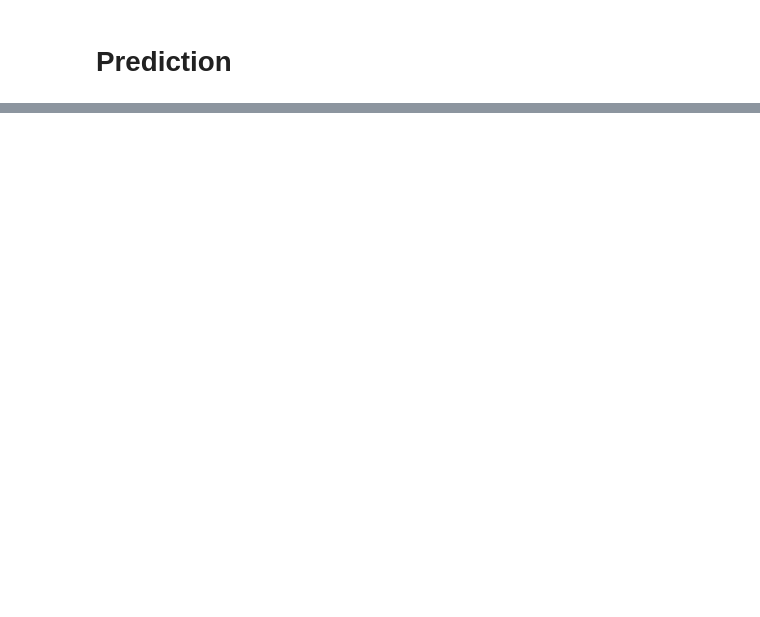
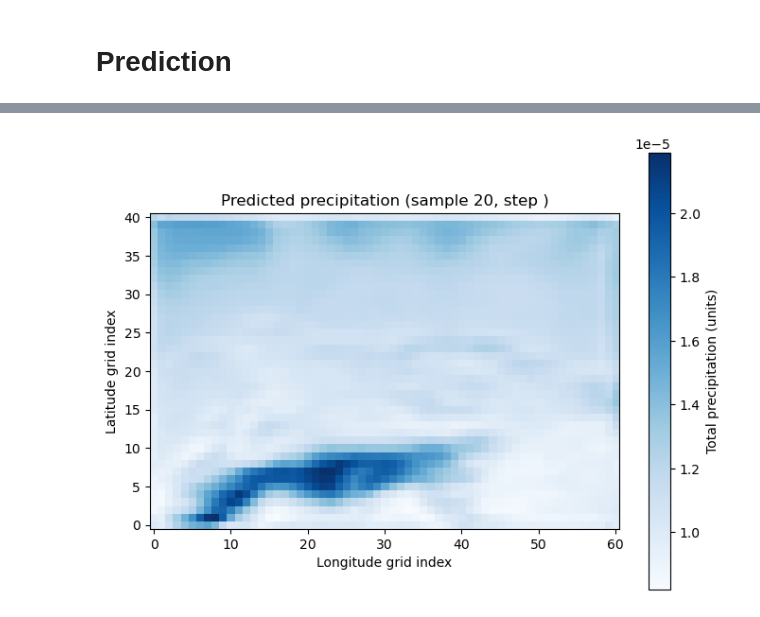
Before and after one commit to ahmedsha1kh/desert-green-AI, a Jupyter notebook: demo2.ipynb, the cells around one changed output, grey strips where cells are left out. Drawn from its saved outputs; the diff is of its cells as text; code cells hidden in the pictures; blank space fills up the shorter version.

Commit message:
Added visualisation

```diff
--- a/demo2.ipynb
+++ b/demo2.ipynb
@@ -623,0 +668,21 @@ Epoch 3/50
+# %%
+import matplotlib.pyplot as plt
+import numpy as np
+
+# Select sample index to plot
+sample_idx = 20
+
+#Timestamp
+timestamp = all_times
+
+pred_to_plot = preds_inversed[sample_idx]  # shape (lat, lon)
+
+plt.figure(figsize=(8, 6))
+plt.imshow(pred_to_plot, origin='lower', cmap='Blues')
+plt.colorbar(label='Total precipitation (units)')
+plt.title(f'Predicted precipitation (sample {sample_idx}, step {time_step if n_steps_out > 1 else ""})')
+plt.xlabel('Longitude grid index')
+plt.ylabel('Latitude grid index')
+plt.show()
+# %% [output]
+[figure, added]
```
Also changed, not shown: parts of 8 cells of this notebook.
